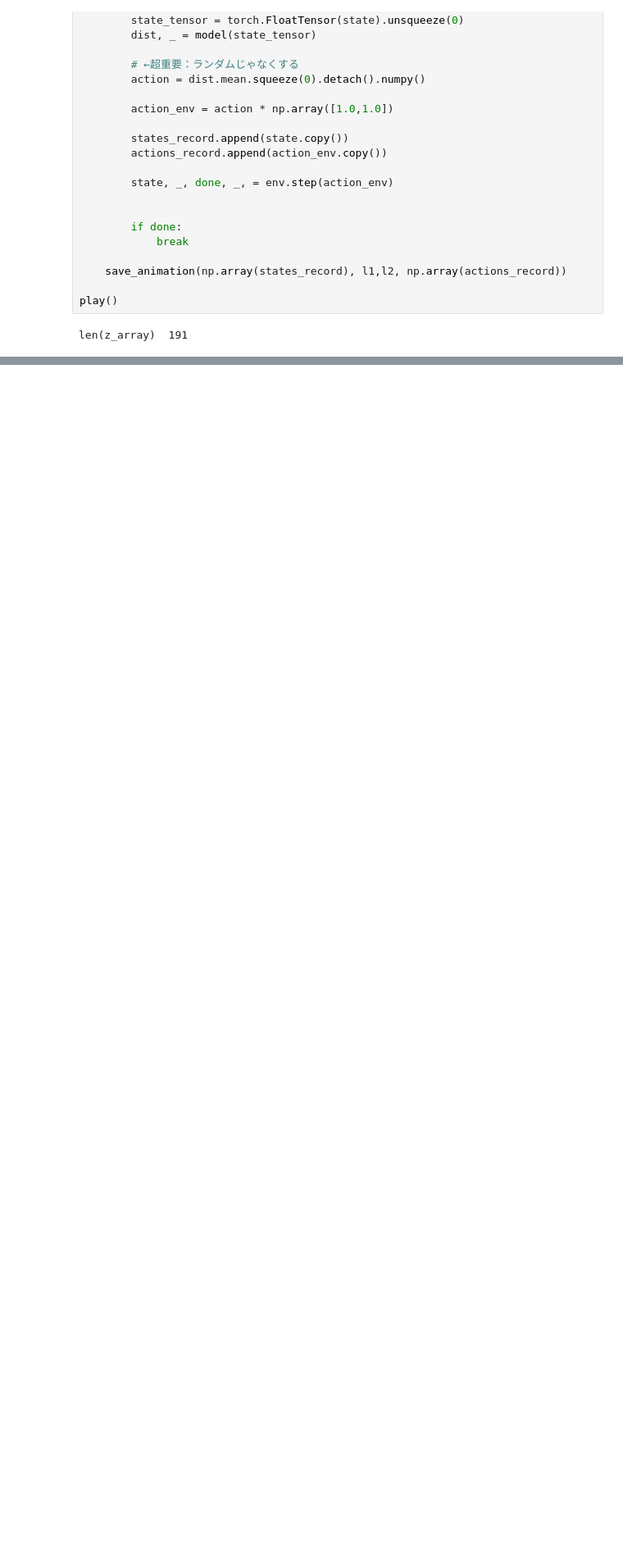
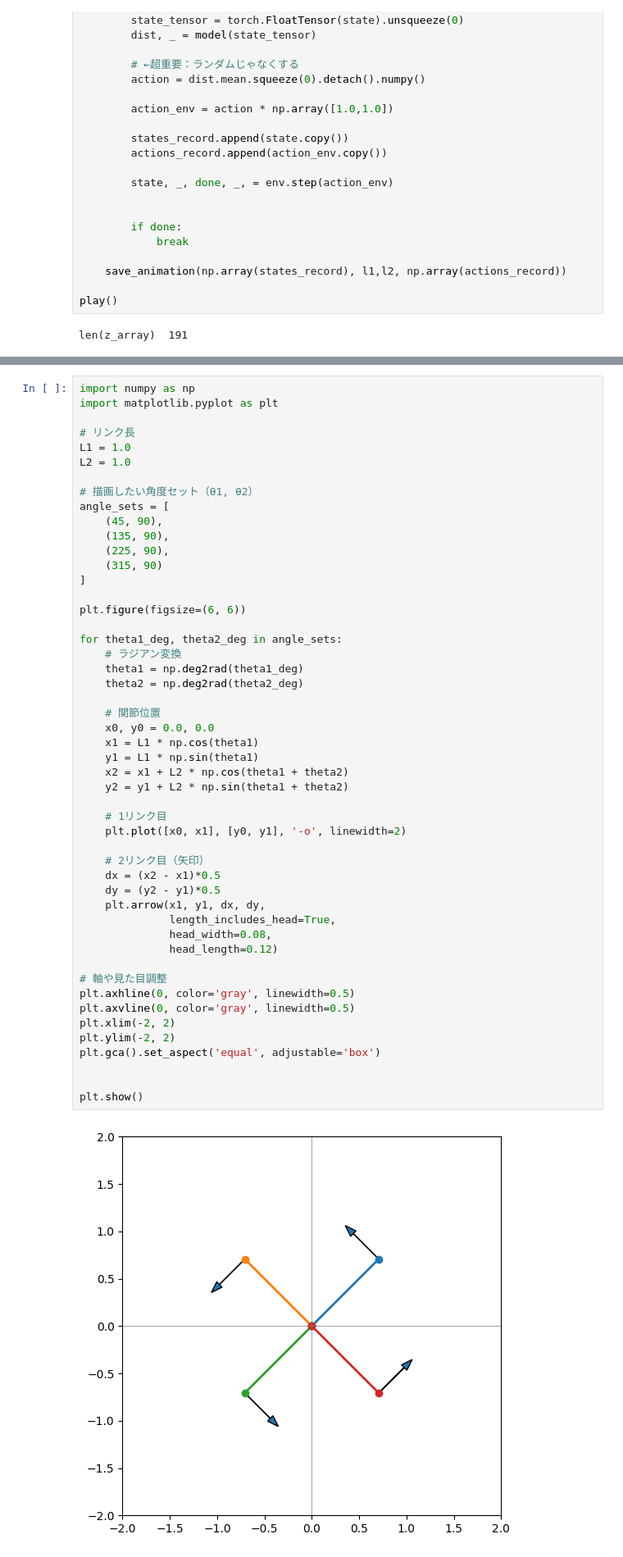
Before and after one commit to tamaki-gth/cartpole_project, a Jupyter notebook: 2link_ipynb_のコピー.ipynb, the cells around one changed output, grey strips where cells are left out. Shown at 82% size. Drawn from its saved outputs; the diff is of its cells as text; blank space fills up the shorter version.

```diff
--- a/2link_ipynb_のコピー.ipynb
+++ b/2link_ipynb_のコピー.ipynb
@@ -437,0 +613,52 @@ len(z_array)  191
+# %%
+import numpy as np
+import matplotlib.pyplot as plt
+
+# リンク長
+L1 = 1.0
+L2 = 1.0
+
+# 描画したい角度セット（θ1, θ2）
+angle_sets = [
+    (45, 90),
+    (135, 90),
+    (225, 90),
+    (315, 90)
+]
+
+plt.figure(figsize=(6, 6))
+
+for theta1_deg, theta2_deg in angle_sets:
+    # ラジアン変換
+    theta1 = np.deg2rad(theta1_deg)
+    theta2 = np.deg2rad(theta2_deg)
+
+    # 関節位置
+    x0, y0 = 0.0, 0.0
+    x1 = L1 * np.cos(theta1)
+    y1 = L1 * np.sin(theta1)
+    x2 = x1 + L2 * np.cos(theta1 + theta2)
+    y2 = y1 + L2 * np.sin(theta1 + theta2)
+
+    # 1リンク目
+    plt.plot([x0, x1], [y0, y1], '-o', linewidth=2)
+
+    # 2リンク目（矢印）
+    dx = (x2 - x1)*0.5
+    dy = (y2 - y1)*0.5
+    plt.arrow(x1, y1, dx, dy,
+              length_includes_head=True,
+              head_width=0.08,
+              head_length=0.12)
+
+# 軸や見た目調整
+plt.axhline(0, color='gray', linewidth=0.5)
+plt.axvline(0, color='gray', linewidth=0.5)
+plt.xlim(-2, 2)
+plt.ylim(-2, 2)
+plt.gca().set_aspect('equal', adjustable='box')
+
+
+plt.show()
+# %% [output]
+[figure, added]
```
Also changed, not shown: parts of 8 cells of this notebook.
